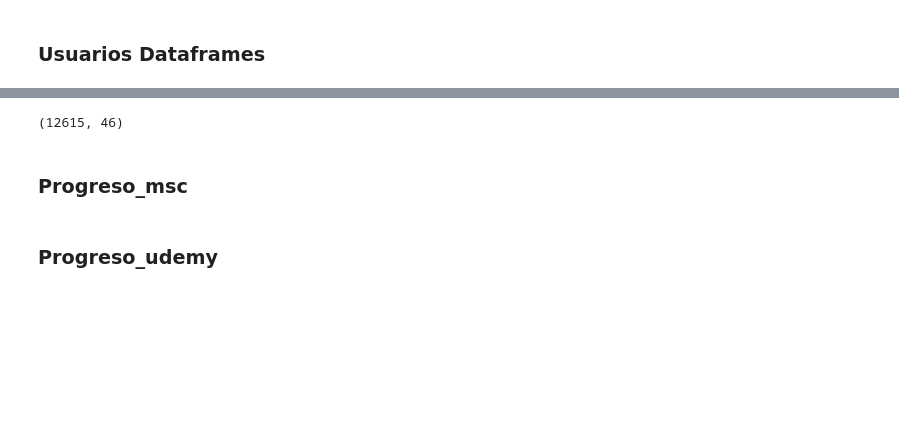
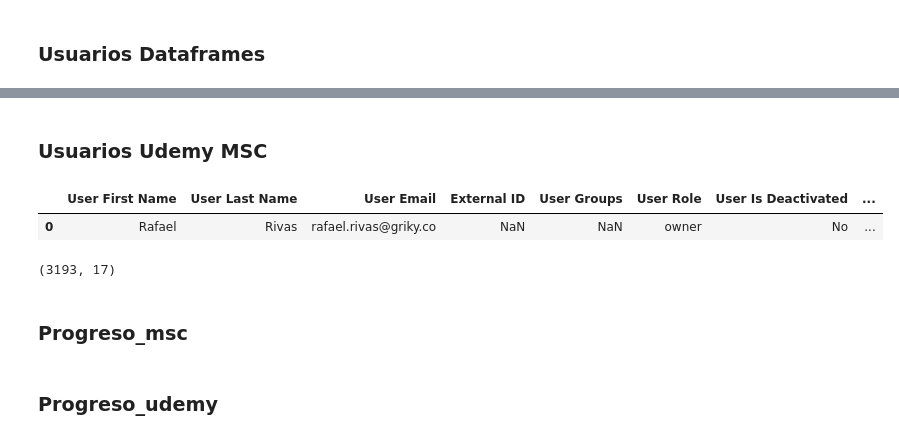
Before and after one commit to estebangaviria/Reporting_Data, a Jupyter notebook: main_.ipynb, the cells around one changed output, grey strips where cells are left out. Cells and saved outputs as stored; diff of their text form; code cells hidden in the pictures; blank space fills up the shorter version.

```diff
--- a/main_.ipynb
+++ b/main_.ipynb
@@ -114,4 +300,11 @@ df_usuarios_msc.sample(1).head(1)
+# %% [markdown]
+### Usuarios Udemy MSC
+# %%
+df_usuarios_udemy.head(1)
+# %% [output]
+|  | User First Name | User Last Name | User Email | External ID | User Groups | User Role | User Is Deactivated | ... |
+| 0 | Rafael | Rivas | rafael.rivas@griky.co | NaN | NaN | owner | No | ... |
 # %%
-df_progreso_msc.shape
+df_usuarios_udemy.shape
 # %% [output]
-(12615, 46)
+(3193, 17)
```
Also changed, not shown: parts of 29 cells of this notebook.
